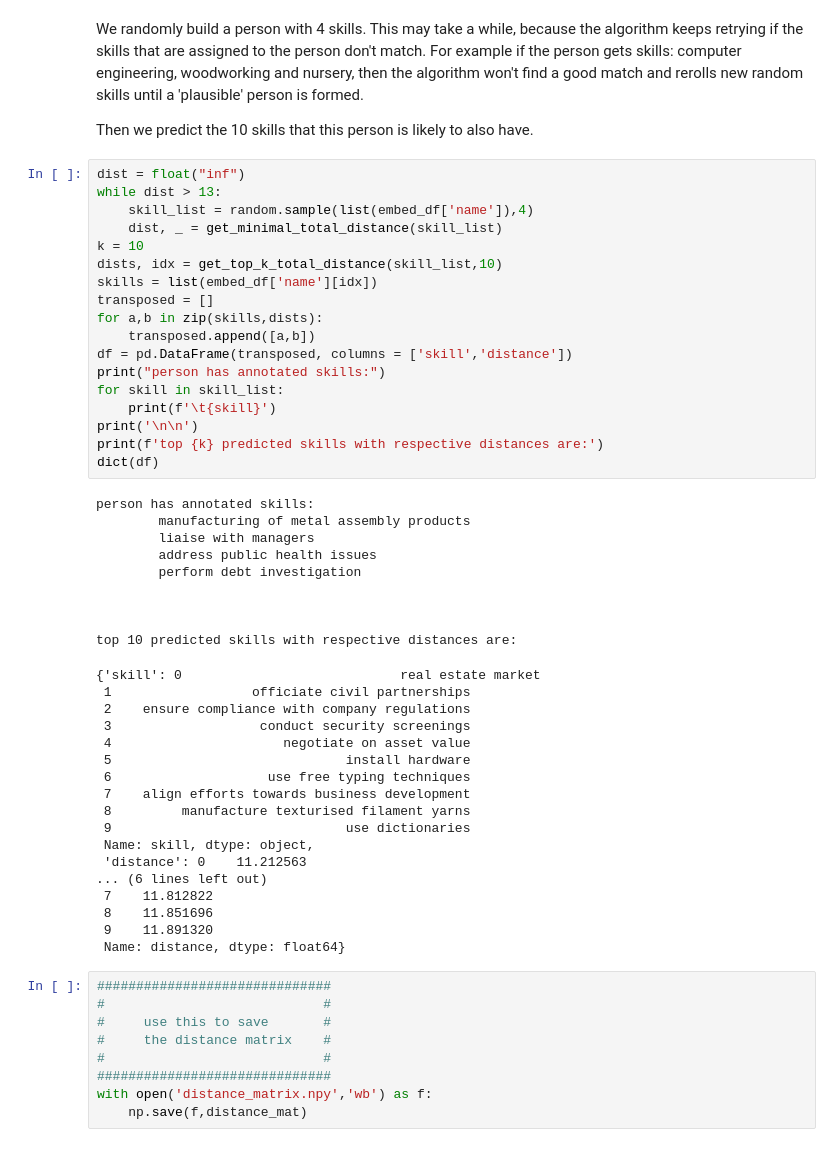
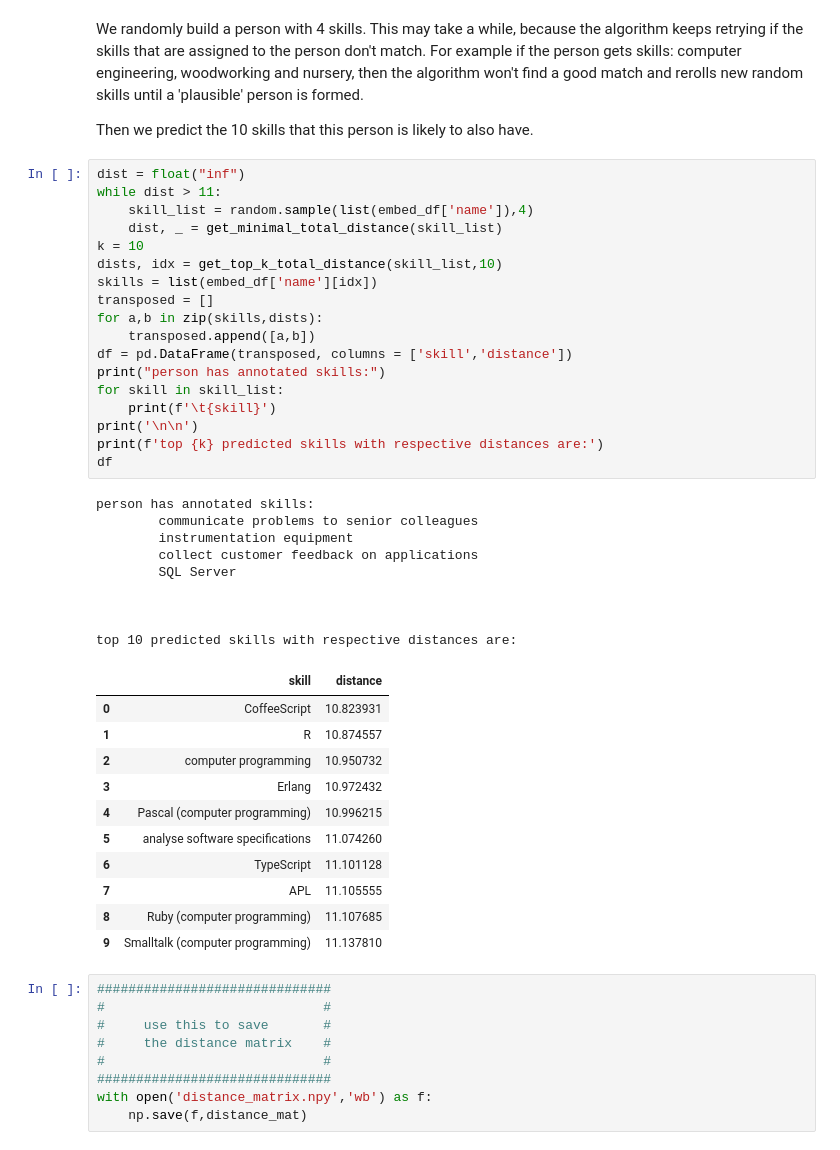
Before and after one commit to blqblqblq159/ESCO_parser, a Jupyter notebook: skill_recommender/skill_recommender.ipynb, the cells around one changed output. Cells and saved outputs as stored; diff of their text form.

```diff
--- a/skill_recommender/skill_recommender.ipynb
+++ b/skill_recommender/skill_recommender.ipynb
@@ -223,49 +223,43 @@ We randomly build a person with 4 skills. This may take a while, because the alg
 Then we predict the 10 skills that this person is likely to also have.
 # %%
 dist = float("inf")
-while dist > 13:
+while dist > 11:
     skill_list = random.sample(list(embed_df['name']),4)
     dist, _ = get_minimal_total_distance(skill_list)
 k = 10
 dists, idx = get_top_k_total_distance(skill_list,10)
 skills = list(embed_df['name'][idx])
 transposed = []
 for a,b in zip(skills,dists):
     transposed.append([a,b])
 df = pd.DataFrame(transposed, columns = ['skill','distance'])
 print("person has annotated skills:")
 for skill in skill_list:
     print(f'\t{skill}')
 print('\n\n')
 print(f'top {k} predicted skills with respective distances are:')
-dict(df)
+df
 # %% [output]
 person has annotated skills:
-        manufacturing of metal assembly products
-        liaise with managers
-        address public health issues
-        perform debt investigation
+        communicate problems to senior colleagues
+        instrumentation equipment
+        collect customer feedback on applications
+        SQL Server
 
 
 
 top 10 predicted skills with respective distances are:
-{'skill': 0                            real estate market
- 1                  officiate civil partnerships
- 2    ensure compliance with company regulations
- 3                   conduct security screenings
- 4                      negotiate on asset value
- 5                              install hardware
- 6                    use free typing techniques
- 7    align efforts towards business development
- 8         manufacture texturised filament yarns
- 9                              use dictionaries
- Name: skill, dtype: object,
- 'distance': 0    11.212563
-... (6 lines left out)
- 7    11.812822
- 8    11.851696
- 9    11.891320
- Name: distance, dtype: float64}
+|  | skill | distance |
+| 0 | CoffeeScript | 10.823931 |
+| 1 | R | 10.874557 |
+| 2 | computer programming | 10.950732 |
+| 3 | Erlang | 10.972432 |
+| 4 | Pascal (computer programming) | 10.996215 |
+| 5 | analyse software specifications | 11.074260 |
+| 6 | TypeScript | 11.101128 |
+| 7 | APL | 11.105555 |
+| 8 | Ruby (computer programming) | 11.107685 |
+| 9 | Smalltalk (computer programming) | 11.137810 |
 # %%
 ##############################
 #                            #
```
Also changed, not shown: parts of 4 cells of this notebook, 5 other files.
